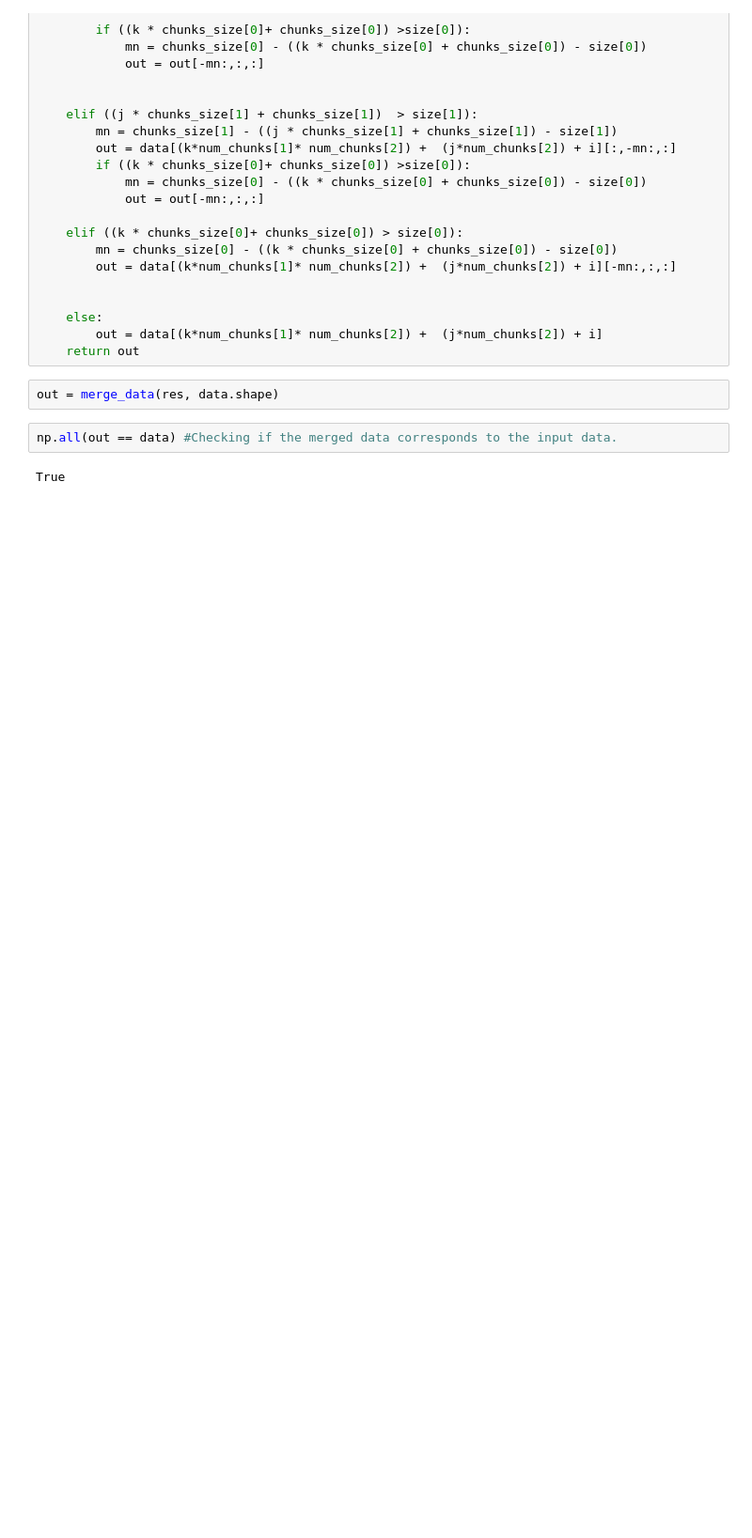
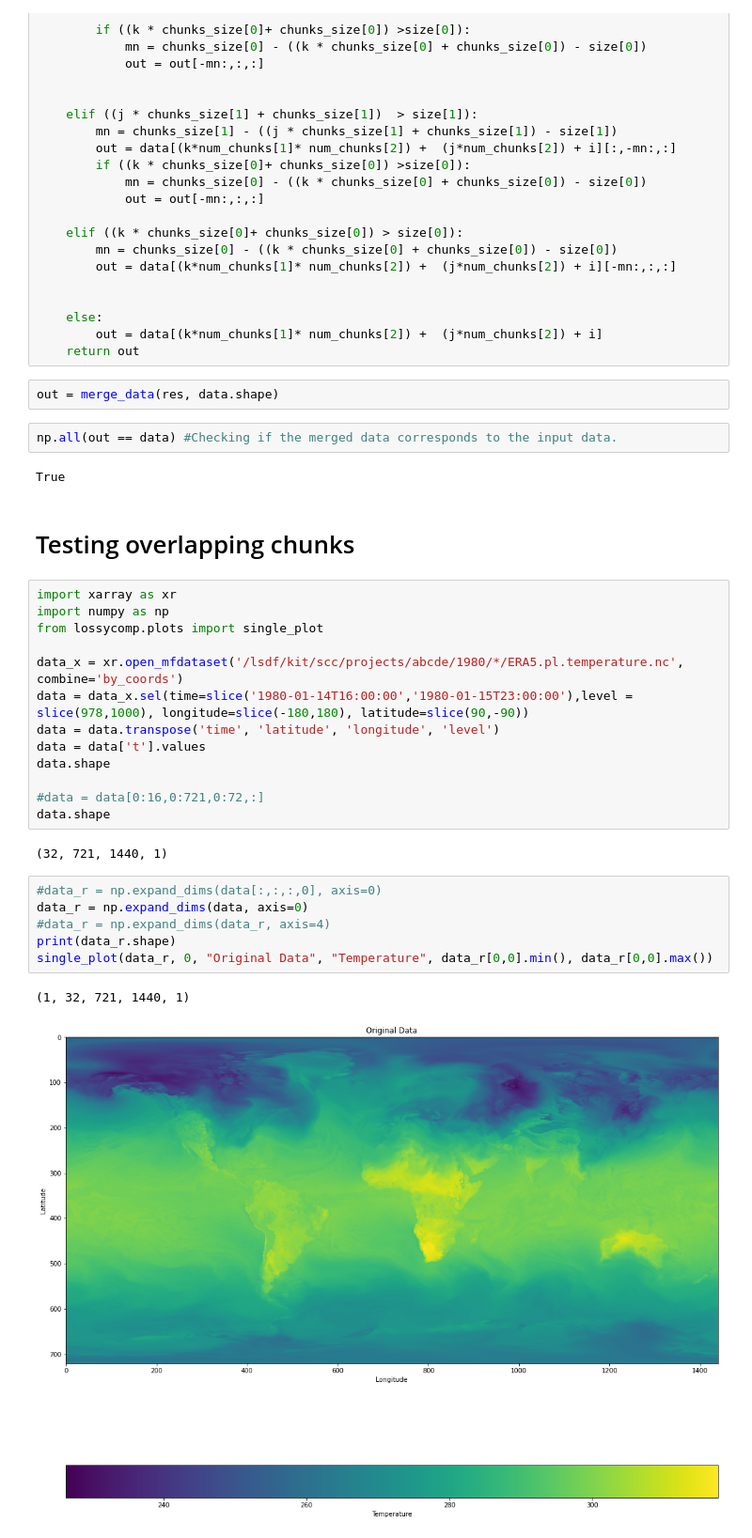
Before and after one commit to SilkeDH/lossy-ml, a Jupyter notebook: notebooks/Chunking_data.ipynb, the cells around one changed output. Shown at 94% size. Drawn from its saved outputs; the diff is of its cells as text; blank space fills up the shorter version.

```diff
--- a/notebooks/Chunking_data.ipynb
+++ b/notebooks/Chunking_data.ipynb
@@ -125,3 +125,29 @@ out = merge_data(res, data.shape)
 np.all(out == data) #Checking if the merged data corresponds to the input data.
 # %% [output]
 True
+# %% [markdown]
+# Testing overlapping chunks
+# %%
+import xarray as xr
+import numpy as np
+from lossycomp.plots import single_plot
+
+data_x = xr.open_mfdataset('/lsdf/kit/scc/projects/abcde/1980/*/ERA5.pl.temperature.nc', combine='by_coords')
+data = data_x.sel(time=slice('1980-01-14T16:00:00','1980-01-15T23:00:00'),level = slice(978,1000), longitude=slice(-180,180), latitude=slice(90,-90))
+data = data.transpose('time', 'latitude', 'longitude', 'level')
+data = data['t'].values
+data.shape
+
+#data = data[0:16,0:721,0:72,:]
+data.shape
+# %% [output]
+(32, 721, 1440, 1)
+# %%
+#data_r = np.expand_dims(data[:,:,:,0], axis=0)
+data_r = np.expand_dims(data, axis=0)
+#data_r = np.expand_dims(data_r, axis=4)
+print(data_r.shape)
+single_plot(data_r, 0, "Original Data", "Temperature", data_r[0,0].min(), data_r[0,0].max())
+# %% [output]
+(1, 32, 721, 1440, 1)
+[figure, added]
```
Also changed, not shown: parts of 11 cells of this notebook, 38 other files.
